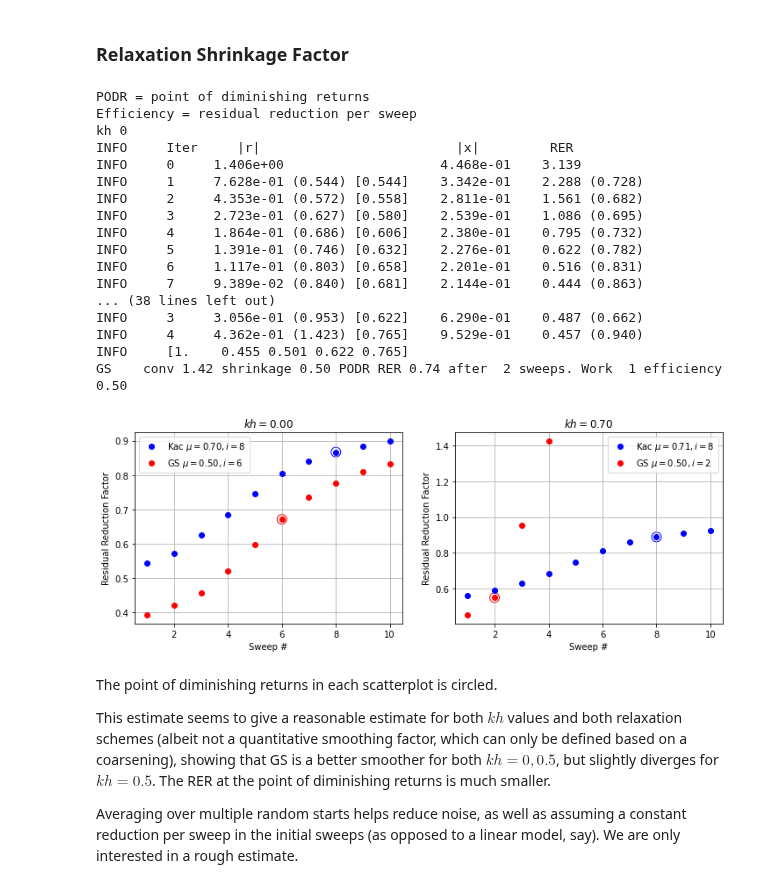
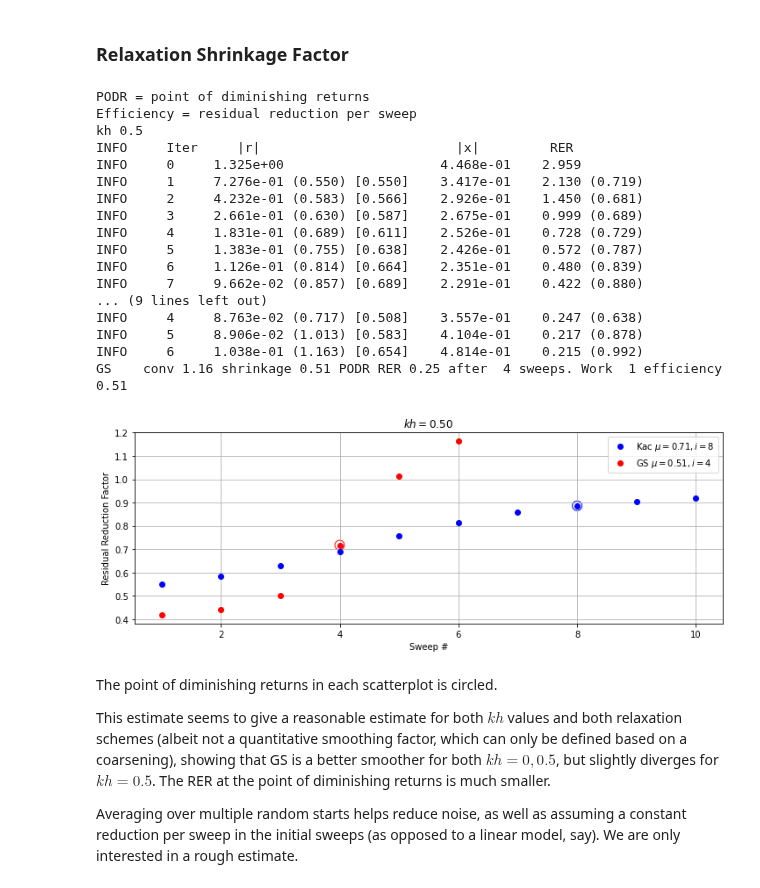
Before and after one commit to 436ahsan/Helmholtz, a Jupyter notebook: notebooks/multilevel_repetitive_alignment.ipynb, the cells around one changed output. Saved outputs shown, nothing was run; the diff lists cells and outputs as text; code cells hidden in the pictures.

```diff
--- a/notebooks/multilevel_repetitive_alignment.ipynb
+++ b/notebooks/multilevel_repetitive_alignment.ipynb
@@ -38,11 +40,11 @@ _LOGGER = logger
 # %%
 # Fixed seed for reproducible results.
-np.random.seed(0)
+np.random.seed(1)
 
 # Domain size.
 n = 96
 # Scaled wave number.
-kh = 0.7
+kh = 0.5
 
 repetitive = True
 
@@ -68,51 +70,53 @@ Given an iterative method, we can calculate whether it's a good smoothing candid
 # %% [markdown]
 ### Relaxation Shrinkage Factor
 # %%
-kh_values = [0, kh]
+kh_values = [kh]
 fig, axs = plt.subplots(1, len(kh_values), figsize=(12, 4))
+if len(kh_values) == 1:
+    axs = [axs]
 
 kaczmarz = lambda a: hm.solve.relax.KaczmarzRelaxer(a, scipy.sparse.eye(a.shape[0]))
 gs = lambda a: hm.solve.relax.GsRelaxer(a)
 work = 1
 
 print("PODR = point of diminishing returns")
 print("Efficiency = residual reduction per sweep")
 # Kaczmarz.
 for kh_value, ax in zip(kh_values, axs):
     print("kh", kh_value)
     a_kh = hm.linalg.helmholtz_1d_5_point_operator(kh_value, n).tocsr()
     operator = lambda x: a_kh.dot(x)
 
     for title, relax, color in zip(("Kac", "GS"), (kaczmarz, gs), ("blue", "red")):
         method = relax(a_kh)
         factor, num_sweeps, residual, conv, rer, conv_factor = hm.solve.smoothing.shrinkage_factor(
             operator, lambda x, b: method.step(x, b), (a_kh.shape[0], ),
             print_frequency=1, max_sweeps=10, slow_conv_factor=1.1, leeway_factor=leeway_factor)
         hm.solve.smoothing.plot_diminishing_returns_point(factor, num_sweeps, conv, ax, title=title, color=color)
         print("{:<5s} conv {:.2f} shrinkage {:.2f} PODR RER {:.2f} after {:>2d} sweeps. Work {:>2d} efficiency {:.2f}".format(
             title, conv_factor, factor, np.mean(rer[num_sweeps]), num_sweeps, work, np.mean(residual[num_sweeps] / residual[0]) ** (1/(num_sweeps * work))))
 
     ax.set_title(r"$kh = {:.2f}$".format(kh_value))
     ax.legend()
 # %% [output]
 PODR = point of diminishing returns
 Efficiency = residual reduction per sweep
-kh 0
+kh 0.5
 INFO     Iter     |r|                         |x|         RER
-INFO     0     1.406e+00                    4.468e-01    3.139
-INFO     1     7.628e-01 (0.544) [0.544]    3.342e-01    2.288 (0.728)
-INFO     2     4.353e-01 (0.572) [0.558]    2.811e-01    1.561 (0.682)
-INFO     3     2.723e-01 (0.627) [0.580]    2.539e-01    1.086 (0.695)
-INFO     4     1.864e-01 (0.686) [0.606]    2.380e-01    0.795 (0.732)
-INFO     5     1.391e-01 (0.746) [0.632]    2.276e-01    0.622 (0.782)
-INFO     6     1.117e-01 (0.803) [0.658]    2.201e-01    0.516 (0.831)
-INFO     7     9.389e-02 (0.840) [0.681]    2.144e-01    0.444 (0.863)
-... (38 lines left out)
-INFO     3     3.056e-01 (0.953) [0.622]    6.290e-01    0.487 (0.662)
-INFO     4     4.362e-01 (1.423) [0.765]    9.529e-01    0.457 (0.940)
-INFO     [1.    0.455 0.501 0.622 0.765]
-GS    conv 1.42 shrinkage 0.50 PODR RER 0.74 after  2 sweeps. Work  1 efficiency 0.50
+INFO     0     1.325e+00                    4.468e-01    2.959
+INFO     1     7.276e-01 (0.550) [0.550]    3.417e-01    2.130 (0.719)
+INFO     2     4.232e-01 (0.583) [0.566]    2.926e-01    1.450 (0.681)
+INFO     3     2.661e-01 (0.630) [0.587]    2.675e-01    0.999 (0.689)
+INFO     4     1.831e-01 (0.689) [0.611]    2.526e-01    0.728 (0.729)
+INFO     5     1.383e-01 (0.755) [0.638]    2.426e-01    0.572 (0.787)
+INFO     6     1.126e-01 (0.814) [0.664]    2.351e-01    0.480 (0.839)
+INFO     7     9.662e-02 (0.857) [0.689]    2.291e-01    0.422 (0.880)
+... (9 lines left out)
+INFO     4     8.763e-02 (0.717) [0.508]    3.557e-01    0.247 (0.638)
+INFO     5     8.906e-02 (1.013) [0.583]    4.104e-01    0.217 (0.878)
+INFO     6     1.038e-01 (1.163) [0.654]    4.814e-01    0.215 (0.992)
+GS    conv 1.16 shrinkage 0.51 PODR RER 0.25 after  4 sweeps. Work  1 efficiency 0.51
-[figure, old version]
+[figure, new version]
 # %% [markdown]
 The point of diminishing returns in each scatterplot is circled.
 
```
Also changed, not shown: parts of 75 cells of this notebook, 7 other files.
